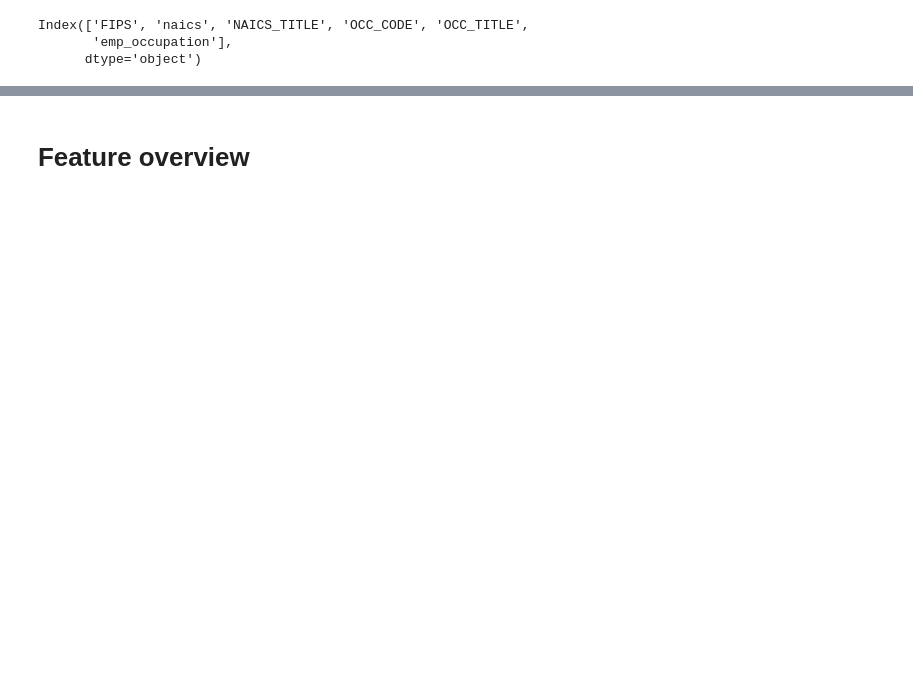
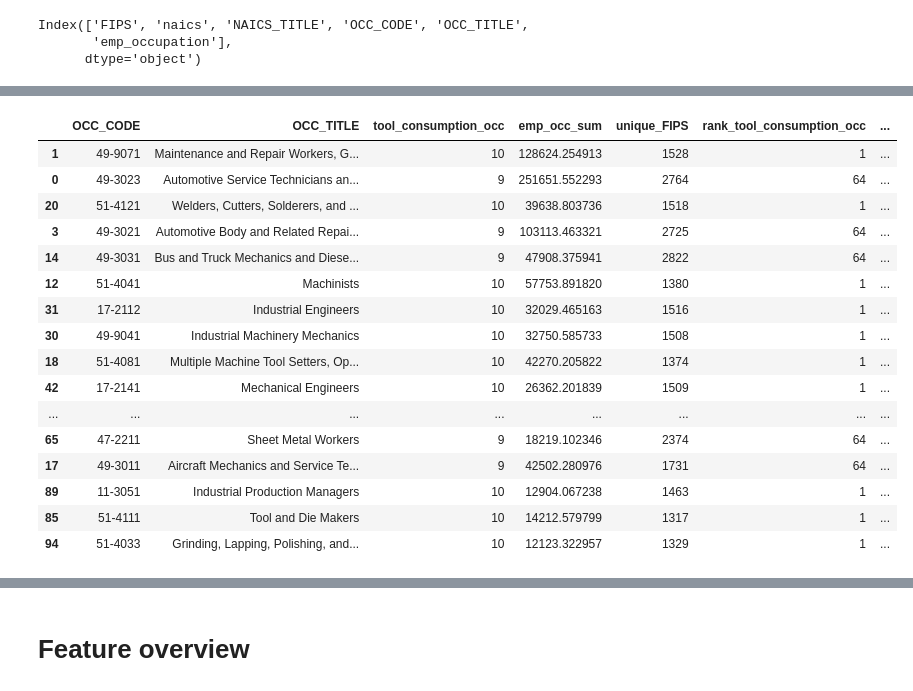
Before and after one commit to motasem00/data-driven-modelling, a Jupyter notebook: notebooks/data_preparation.ipynb, the cells around one changed output, grey strips where cells are left out. Drawn from its saved outputs; the diff is of its cells as text; code cells hidden in the pictures; blank space fills up the shorter version.

```diff
--- a/notebooks/data_preparation.ipynb
+++ b/notebooks/data_preparation.ipynb
@@ -272,0 +413,8 @@ print(naics_top_metall)
+# %%
+occupation_result = filtered_occupation.groupby(['OCC_CODE','OCC_TITLE', 'tool_consumption_occ']).agg(
+    emp_occ_sum=('emp_occupation', 'sum'),             # Sum of values in the 'emp' column
+    unique_FIPS=('FIPS', 'nunique'),    # Count of unique values in the 'FIPS' column
+).sort_values(by='emp_occ_sum', ascending=False).reset_index()
+
+# Display the first 20 rows
+occupation_result.head(20)
@@ -272,0 +457,6 @@ print(naics_top_metall)
+# %%
+weights = {
+    'rank_tool_consumption_occ': 0.5,   # Weight for the ranking column 'tool_consumption'
+    'rank_emp_occ_sum': 0.3,            # Weight for the ranking column 'emp_sum'
+    'rank_unique_FIPS': 0.2,         # Weight for the ranking column 'unique_FIPS'
+}
@@ -272,0 +470,20 @@ print(naics_top_metall)
+# %%
+occupation_sorted.head(20)
+# %% [output]
+|  | OCC_CODE | OCC_TITLE | tool_consumption_occ | emp_occ_sum | unique_FIPS | rank_tool_consumption_occ | ... |
+| 1 | 49-9071 | Maintenance and Repair Workers, G... | 10 | 128624.254913 | 1528 | 1 | ... |
+| 0 | 49-3023 | Automotive Service Technicians an... | 9 | 251651.552293 | 2764 | 64 | ... |
+| 20 | 51-4121 | Welders, Cutters, Solderers, and ... | 10 | 39638.803736 | 1518 | 1 | ... |
+| 3 | 49-3021 | Automotive Body and Related Repai... | 9 | 103113.463321 | 2725 | 64 | ... |
+| 14 | 49-3031 | Bus and Truck Mechanics and Diese... | 9 | 47908.375941 | 2822 | 64 | ... |
+| 12 | 51-4041 | Machinists | 10 | 57753.891820 | 1380 | 1 | ... |
+| 31 | 17-2112 | Industrial Engineers | 10 | 32029.465163 | 1516 | 1 | ... |
+| 30 | 49-9041 | Industrial Machinery Mechanics | 10 | 32750.585733 | 1508 | 1 | ... |
+| 18 | 51-4081 | Multiple Machine Tool Setters, Op... | 10 | 42270.205822 | 1374 | 1 | ... |
+| 42 | 17-2141 | Mechanical Engineers | 10 | 26362.201839 | 1509 | 1 | ... |
+| ... | ... | ... | ... | ... | ... | ... | ... |
+| 65 | 47-2211 | Sheet Metal Workers | 9 | 18219.102346 | 2374 | 64 | ... |
+| 17 | 49-3011 | Aircraft Mechanics and Service Te... | 9 | 42502.280976 | 1731 | 64 | ... |
+| 89 | 11-3051 | Industrial Production Managers | 10 | 12904.067238 | 1463 | 1 | ... |
+| 85 | 51-4111 | Tool and Die Makers | 10 | 14212.579799 | 1317 | 1 | ... |
+| 94 | 51-4033 | Grinding, Lapping, Polishing, and... | 10 | 12123.322957 | 1329 | 1 | ... |
```
Also changed, not shown: parts of 61 cells of this notebook.
